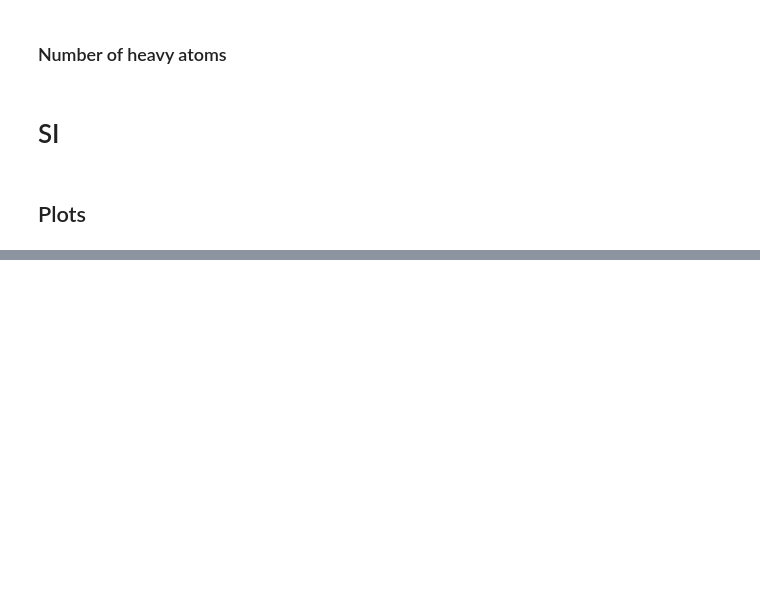
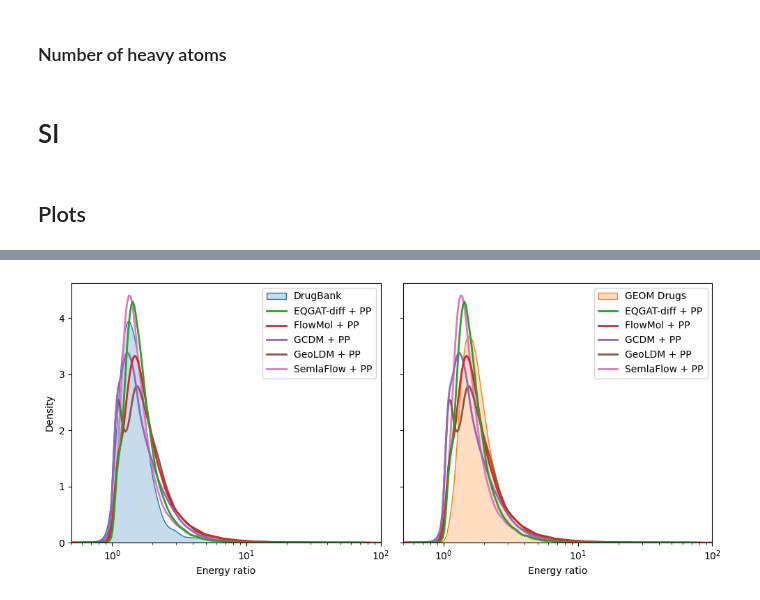
Before and after one commit to maabuu/semla-flow, a Jupyter notebook: 01_analysis.ipynb, the cells around one changed output, grey strips where cells are left out. Drawn from its saved outputs; the diff is of its cells as text; code cells hidden in the pictures; blank space fills up the shorter version.

```diff
--- a/01_analysis.ipynb
+++ b/01_analysis.ipynb
@@ -793,0 +1152,6 @@ df.groupby("method")[list(cols_dict)].mean()
+# %%
+metric = "energy_ratio"
+fig, axes = make_double_hist(df, metric, xlims=(0.5, 100.0), log_scale=True, figsize=(10, 4.5), check="valid")
+# fig.savefig(f"plots/{metric}.png")
+# %% [output]
+[figure, added]
```
Also changed, not shown: parts of 79 cells of this notebook, 7 other files.
